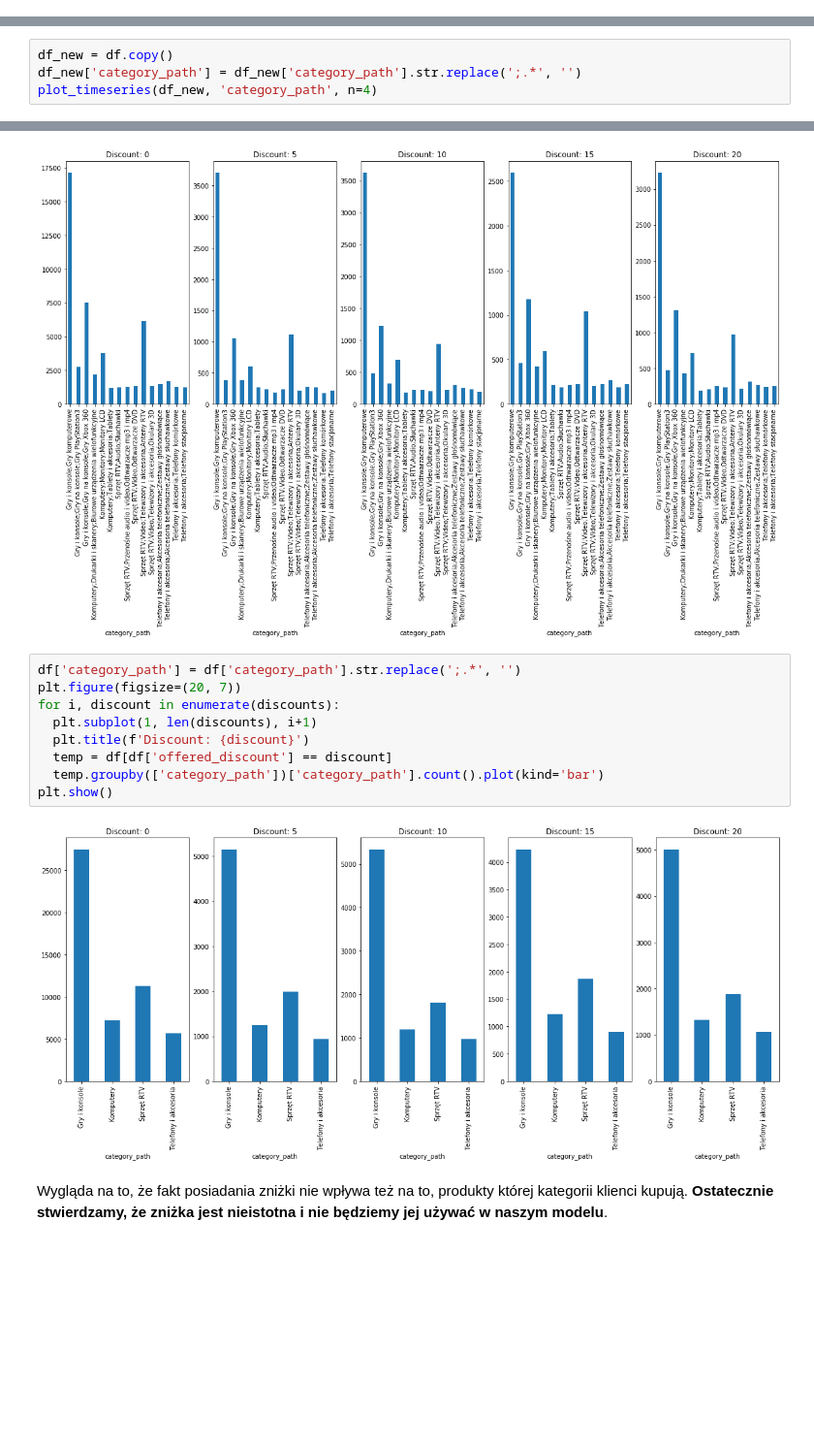
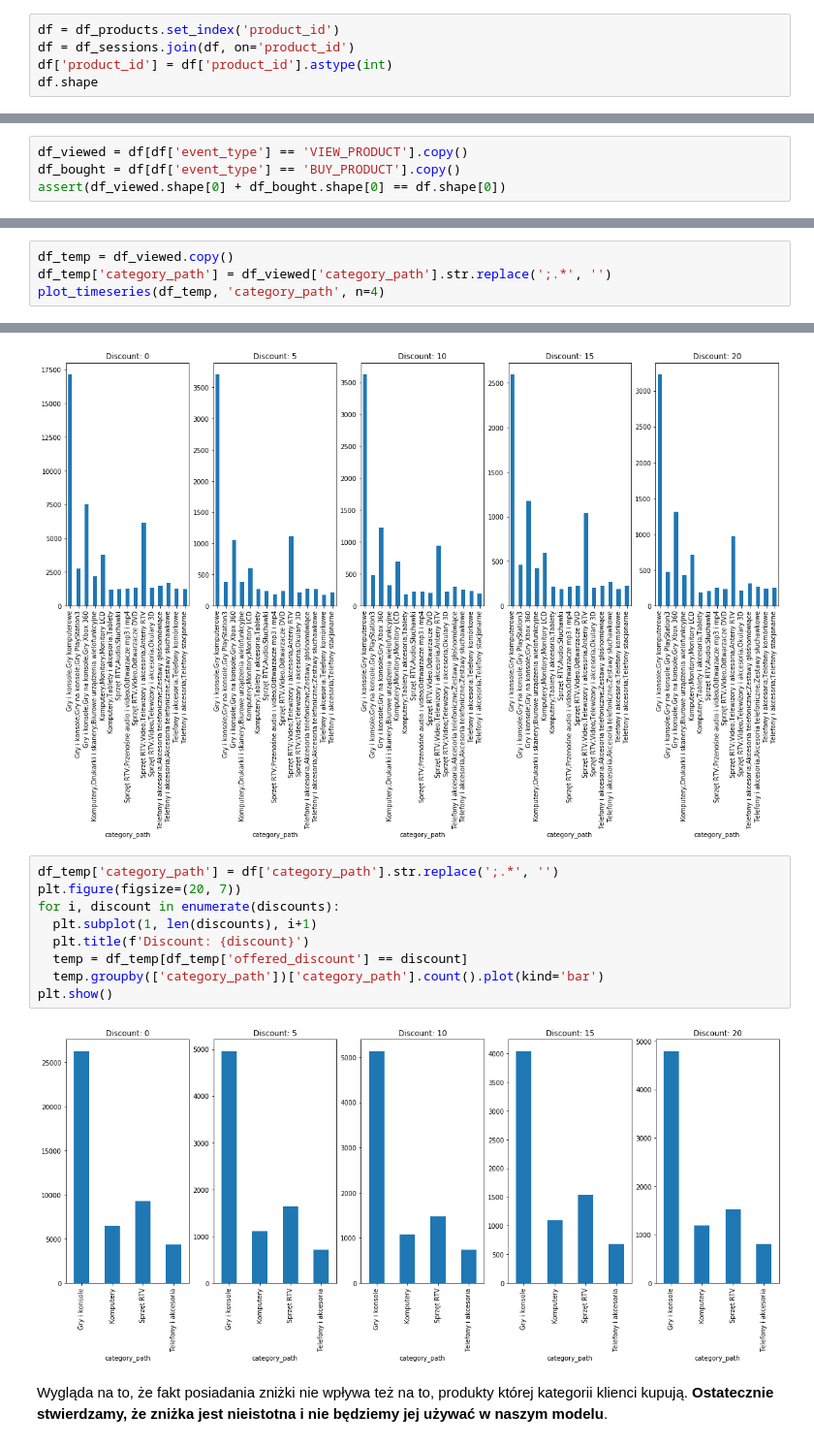
Before and after one commit to Laszer271/IUM-project, a Jupyter notebook: EDA.ipynb, the cells around one changed output, grey strips where cells are left out. Shown at 97% size. Cells and saved outputs as stored; diff of their text form; blank space fills up the shorter version.

```diff
--- a/EDA.ipynb
+++ b/EDA.ipynb
@@ -94,3 +76,8 @@ Ilość wierszy z nullowym user_id: 4601
 Ilość wierszy z nienullowym user_id po poprawce: 92980
 Ilość wierszy z nullowym user_id po poprawce: 34
 Ilość wierszy po usunieciu wadliwych danych: 92980
+# %%
+df = df_products.set_index('product_id')
+df = df_sessions.join(df, on='product_id')
+df['product_id'] = df['product_id'].astype(int)
+df.shape
@@ -97,3 +95,7 @@ Ilość wierszy po usunieciu wadliwych danych: 92980
+# %%
+df_viewed = df[df['event_type'] == 'VIEW_PRODUCT'].copy()
+df_bought = df[df['event_type'] == 'BUY_PRODUCT'].copy()
+assert(df_viewed.shape[0] + df_bought.shape[0] == df.shape[0])
 # %% [markdown]
 Przeprowadzamy analizę popularności produktów w zależności od tygodnia w roku, aby znaleźć potencjalne trendy.
 # %%
@@ -180,8 +176,8 @@ len(df_products['category_path'].str.replace(';.*', '').unique())
 # %% [output]
 4
 # %%
-df_new = df.copy()
-df_new['category_path'] = df_new['category_path'].str.replace(';.*', '')
-plot_timeseries(df_new, 'category_path', n=4)
+df_temp = df_viewed.copy()
+df_temp['category_path'] = df_viewed['category_path'].str.replace(';.*', '')
+plot_timeseries(df_temp, 'category_path', n=4)
 # %% [output]
 Unique values in "category_path": 4
@@ -277,16 +265,16 @@ plt.show()
 # %% [output]
 [figure]
 # %%
-df['category_path'] = df['category_path'].str.replace(';.*', '')
+df_temp['category_path'] = df['category_path'].str.replace(';.*', '')
 plt.figure(figsize=(20, 7))
 for i, discount in enumerate(discounts):
   plt.subplot(1, len(discounts), i+1)
   plt.title(f'Discount: {discount}')
-  temp = df[df['offered_discount'] == discount]
+  temp = df_temp[df_temp['offered_discount'] == discount]
   temp.groupby(['category_path'])['category_path'].count().plot(kind='bar')
 plt.show()
 # %% [output]
-[figure, old version]
+[figure, new version]
 # %% [markdown]
 Wygląda na to, że fakt posiadania zniżki nie wpływa też na to, produkty której kategorii klienci kupują. **Ostatecznie stwierdzamy, że zniżka jest nieistotna i nie będziemy jej używać w naszym modelu**.
 # %% [markdown]
```
Also changed, not shown: parts of 66 cells of this notebook.
